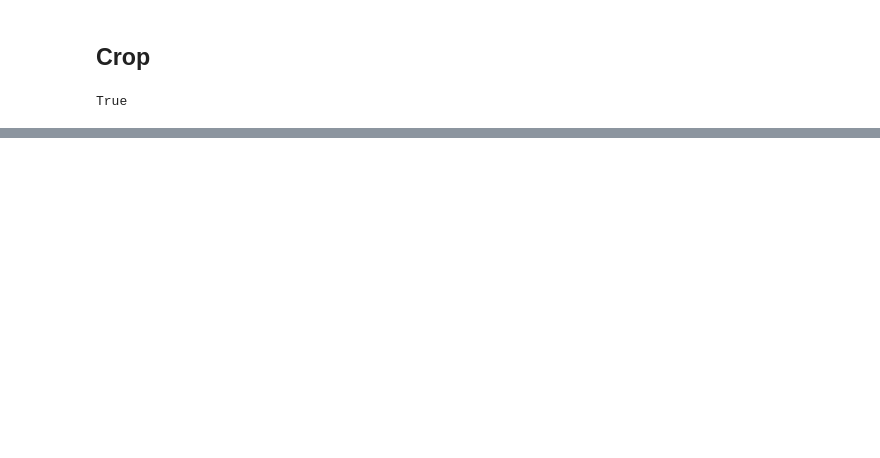
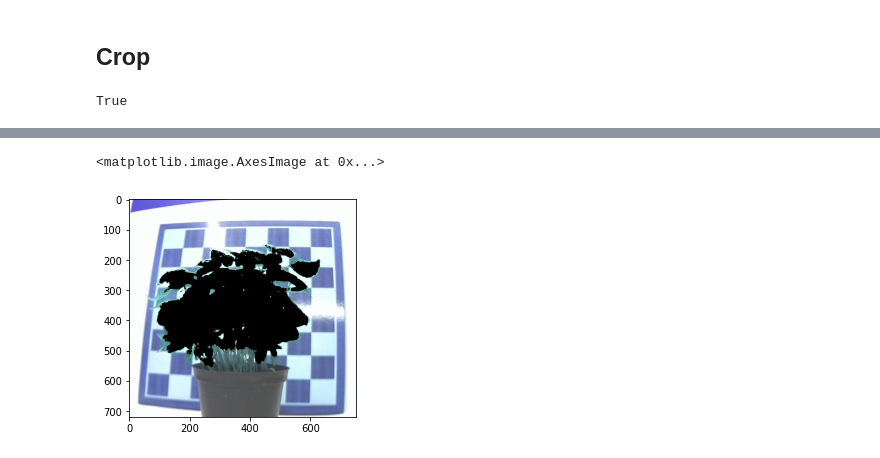
Before and after one commit to Lite-Fog/raspi-plant, a Jupyter notebook: raspi-plant.ipynb, the cells around one changed output, grey strips where cells are left out. Drawn from its saved outputs; the diff is of its cells as text; code cells hidden in the pictures; blank space fills up the shorter version.

```diff
--- a/raspi-plant.ipynb
+++ b/raspi-plant.ipynb
@@ -207,0 +195,5 @@ mask_img(img_n,sbool = True)
+# %%
+imshow(mask_g[:,250:1000])
+# %% [output]
+<matplotlib.image.AxesImage at 0x...>
+[figure, added]
```
Also changed, not shown: parts of 6 cells of this notebook, 1 other file.
